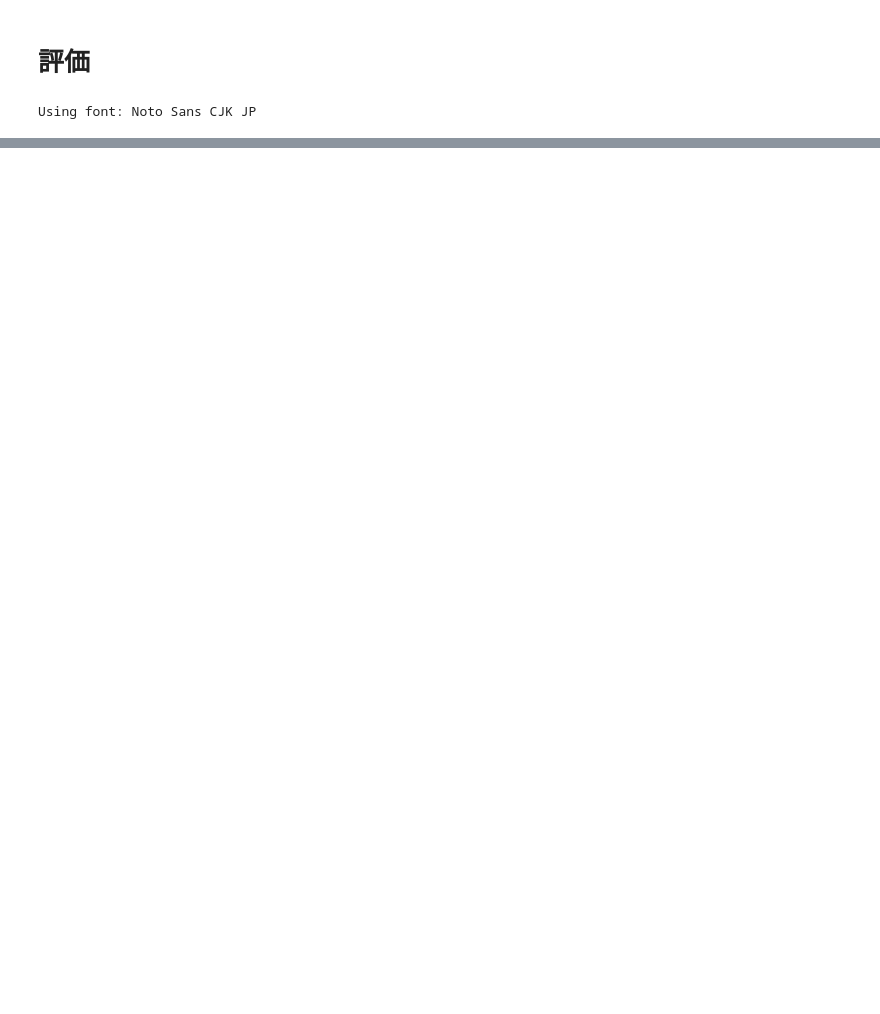
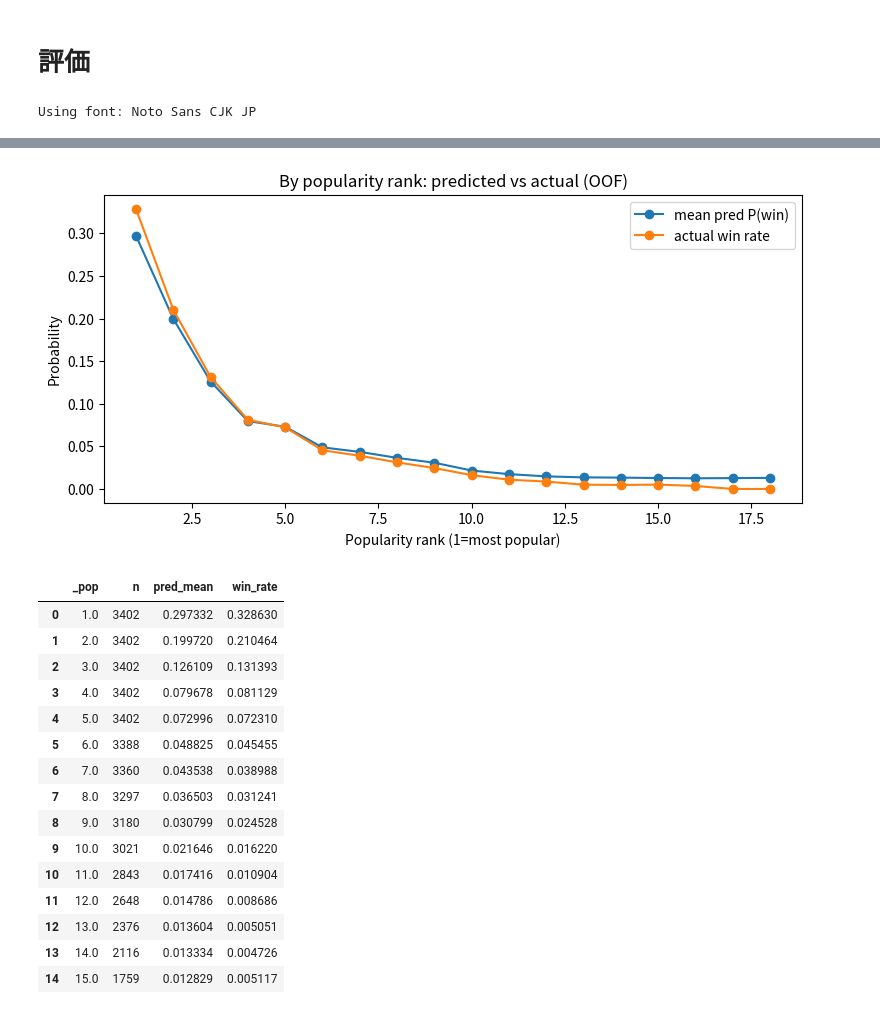
Before and after one commit to hgsl-general/2025_master_Tsuda, a Jupyter notebook: master_research/keiba/data_netkeiba/Tansyo.ipynb, the cells around one changed output, grey strips where cells are left out. Cells and saved outputs as stored; diff of their text form; code cells hidden in the pictures; blank space fills up the shorter version.

```diff
--- a/master_research/keiba/data_netkeiba/Tansyo.ipynb
+++ b/master_research/keiba/data_netkeiba/Tansyo.ipynb
@@ -185,0 +216,51 @@ NameError: name 'y' is not defined
+# %%
+import pandas as pd
+
+pop_col = "人 気"  # あなたのCSV列名に合わせてる
+
+df["_pop"] = pd.to_numeric(df[pop_col], errors="coerce")
+
+pop_stats = df.dropna(subset=["_pop", "pred_win"]).groupby("_pop").agg(
+    n=("pred_win","size"),
+    pred_mean=("pred_win","mean"),
+    win_rate=(lambda s: (df.loc[s.index, y.name] if hasattr(y, "name") else df.loc[s.index, "y_win"]).mean(), "mean") if False else ("pred_win","mean")
+)
+
+# ↑上がややこしいので、確実版を作る
+tmp2 = df[["_pop", "pred_win"]].copy()
+tmp2["y"] = y.values if hasattr(y,"values") else np.asarray(y)
+
+pop_stats = tmp2.dropna(subset=["_pop"]).groupby("_pop").agg(
+    n=("y","size"),
+    pred_mean=("pred_win","mean"),
+    win_rate=("y","mean")
+).reset_index().sort_values("_pop")
+
+plt.figure(figsize=(9,4))
+plt.plot(pop_stats["_pop"], pop_stats["pred_mean"], marker="o", label="mean pred P(win)")
+plt.plot(pop_stats["_pop"], pop_stats["win_rate"], marker="o", label="actual win rate")
+plt.xlabel("Popularity rank (1=most popular)")
+plt.ylabel("Probability")
+plt.title("By popularity rank: predicted vs actual (OOF)")
+plt.legend()
+plt.show()
+
+pop_stats.head(15)
+# %% [output]
+[figure, added]
+|  | _pop | n | pred_mean | win_rate |
+| 0 | 1.0 | 3402 | 0.297332 | 0.328630 |
+| 1 | 2.0 | 3402 | 0.199720 | 0.210464 |
+| 2 | 3.0 | 3402 | 0.126109 | 0.131393 |
+| 3 | 4.0 | 3402 | 0.079678 | 0.081129 |
+| 4 | 5.0 | 3402 | 0.072996 | 0.072310 |
+| 5 | 6.0 | 3388 | 0.048825 | 0.045455 |
+| 6 | 7.0 | 3360 | 0.043538 | 0.038988 |
+| 7 | 8.0 | 3297 | 0.036503 | 0.031241 |
+| 8 | 9.0 | 3180 | 0.030799 | 0.024528 |
+| 9 | 10.0 | 3021 | 0.021646 | 0.016220 |
+| 10 | 11.0 | 2843 | 0.017416 | 0.010904 |
+| 11 | 12.0 | 2648 | 0.014786 | 0.008686 |
+| 12 | 13.0 | 2376 | 0.013604 | 0.005051 |
+| 13 | 14.0 | 2116 | 0.013334 | 0.004726 |
+| 14 | 15.0 | 1759 | 0.012829 | 0.005117 |
```
Also changed, not shown: parts of 16 cells of this notebook.
